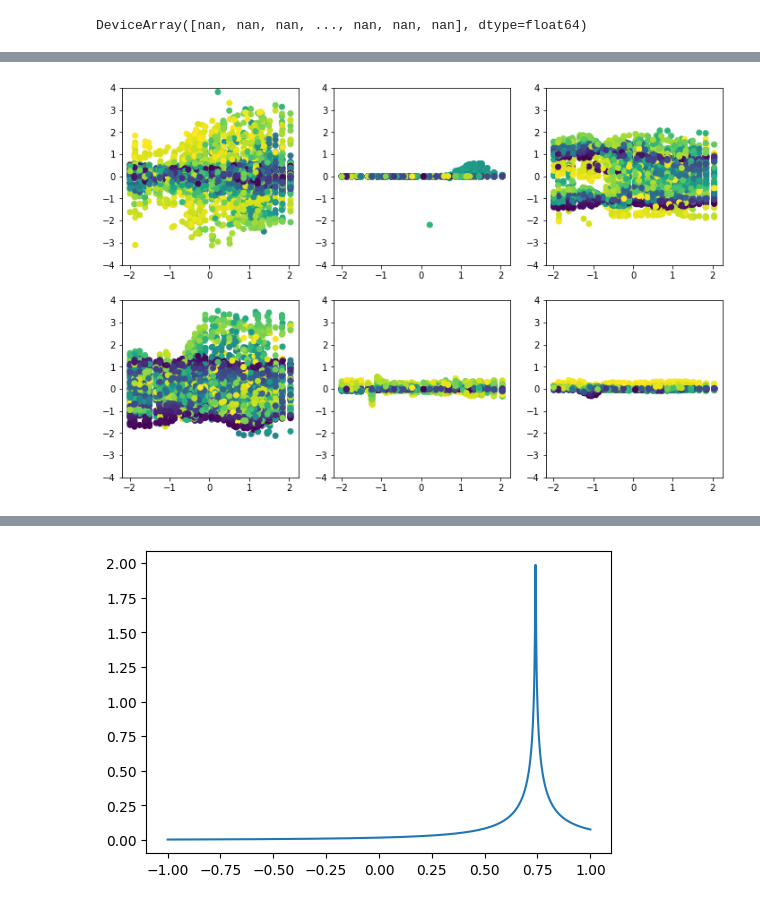
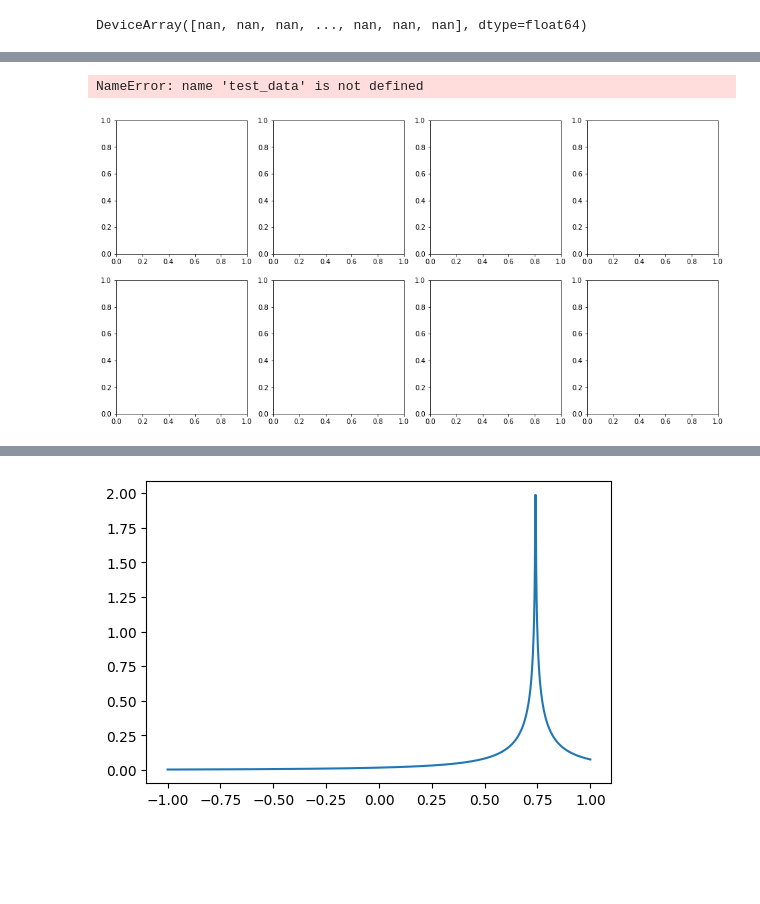
Before and after one commit to pone-software/hyperion, a Jupyter notebook: eval_photon_sims.ipynb, the cells around one changed output, grey strips where cells are left out. Cells and saved outputs as stored; diff of their text form; code cells hidden in the pictures; blank space fills up the shorter version.

```diff
--- a/eval_photon_sims.ipynb
+++ b/eval_photon_sims.ipynb
@@ -143,5 +85,5 @@ sca_len = 100
 c_medium = 0.3 / 1.35
 abs_len = 30
 r = 0.21
-det_ph = pickle.load(open("photon_table_0.pickle", "rb"))
+det_ph = pickle.load(open("photon_table_1.pickle", "rb"))
 #fit_pars = pickle.load(open("photon_fitpars_1.pickle", "rb"))
@@ -264,24 +385,2 @@ np.degrees(np.arccos(1 / 1.35))
-# %%
-fit_results = []
-rstate = np.random.RandomState(0)
-for i in trange(50):
-    thetas = np.arccos(rstate.uniform(-1, 1, 100))
-    thetas = np.concatenate([
-        thetas,
-        [np.arccos(1 / 1.35) - 0.01, np.arccos(1 / 1.35), np.arccos(1 / 1.35) + 0.01],
-    ]
-    )
-    det_dist, isec_times, ph_thetas, stepss, isec_poss = det_ph[i]
-    weights = jnp.exp(-isec_times *c_medium / abs_len)
-    for theta in tqdm(thetas, total=len(thetas), leave=False):
-        c_weight = cherenkov_ang_dist(jnp.cos(ph_thetas-theta)) / ANG_DIST_INT *2
-        t, w, ucf = make_data(isec_times, weights*c_weight, det_dist, thr=2)
-        best_res, func = fit(t, w)
-
-        totw = weights*c_weight
-        surv_frac = totw.sum() / (1E7*200)
-
-        fit_results.append({"input": [theta, det_dist], "output": list(best_res[0]) + [ucf, surv_frac]})
-pickle.dump(fit_results, open("data/arrival_time_pdf_pars.pickle", "wb"))
 # %%
 class MeanStdScaler:
@@ -300,10 +406,13 @@ data = []
 for d in fit_results:
     data.append(list(d["input"]) + list(d["output"]))
 data = np.asarray(np.vstack(data).squeeze(), dtype=np.float32)
+data[:, [2, 3, 4]] = np.sort(data[:, [2, 3, 4]], axis=1)
+data[:, 1] = np.log10(data[:, 1])
+data[:, -1] = np.log10(data[:, -1]*300*1E7)
+data[:, -2] = -np.log10(1-data[:, -2])
+df = pd.DataFrame(data, columns=["theta", "r", "scale1", "scale2", "scale3", "w1", "w2", "usf", "surv_frac"])
 
-data[:, 1] = np.log10(data[:, 1])
-data[:, -1] = np.log10(data[:, -1])
-input_scaler = MeanStdScaler(data[:, :2])
-output_scaler = MeanStdScaler(data[:, 2:])
-data[:, :2] = input_scaler.scale(data[:, :2])
-data[:, 2:] = output_scaler.scale(data[:, 2:])
+#input_scaler = MeanStdScaler(data[:, :2])
+#output_scaler = MeanStdScaler(data[:, 2:], dont_shift=[0, 1, 2, 3, 4, )
+#data[:, :2] = input_scaler.scale(data[:, :2])
+#data[:, 2:] = output_scaler.scale(data[:, 2:])
@@ -488,12 +578,15 @@ epoch: 1950, train: 0.4064551706869714, test: 0.6722013674337216
 # %%
 torch.save(net, "data/arival_time_pars_net.dat")
+# %%
+net = torch.load("data/arival_time_pars_net.dat")
 # %%
-fig, axs = plt.subplots(2, 3, figsize=(12, 8))
-for i, ax in enumerate(axs.ravel()):
+fig, axs = plt.subplots(2, 4, figsize=(16, 8))
+for i, ax in zip(range(7), axs.ravel()):
     ax.scatter(test_data[:, 0], net(test_data[:, :2]).detach()[:, i]-test_data[:, 2+i].detach(), c=test_data[:, 1])
     ax.set_ylim(-4, 4)
 # %% [output]
+NameError: name 'test_data' is not defined
-[figure, old version]
+[figure, new version]
 # %%
 fig, axs = plt.subplots(2, 3, figsize=(12, 8))
 for i, ax in enumerate(axs.ravel()):
```
Also changed, not shown: parts of 46 cells of this notebook, 3 other files.
